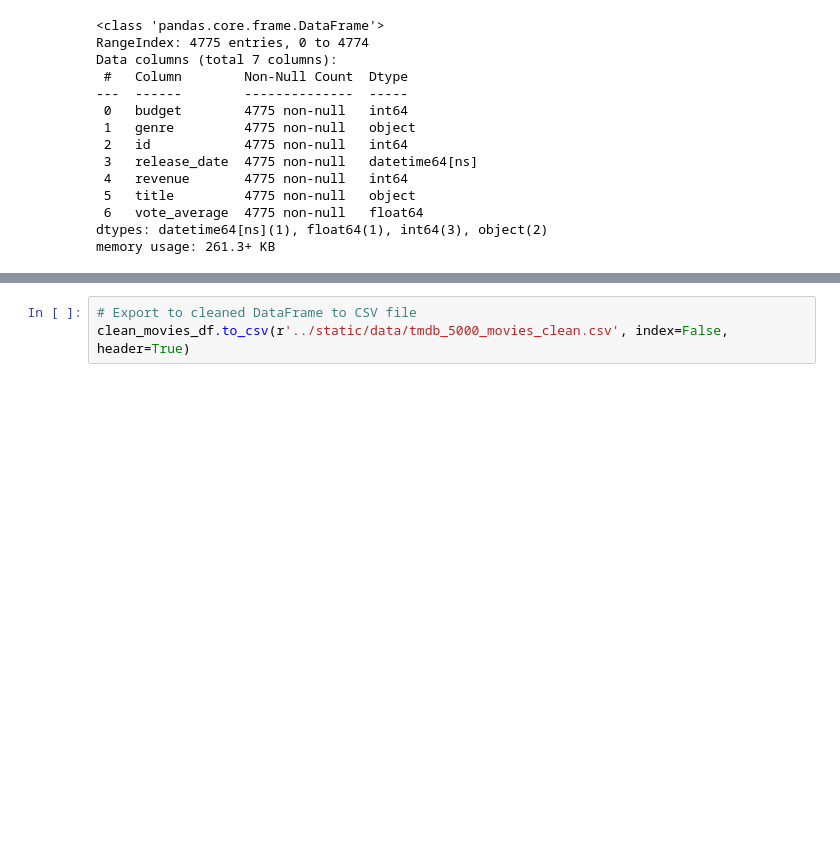
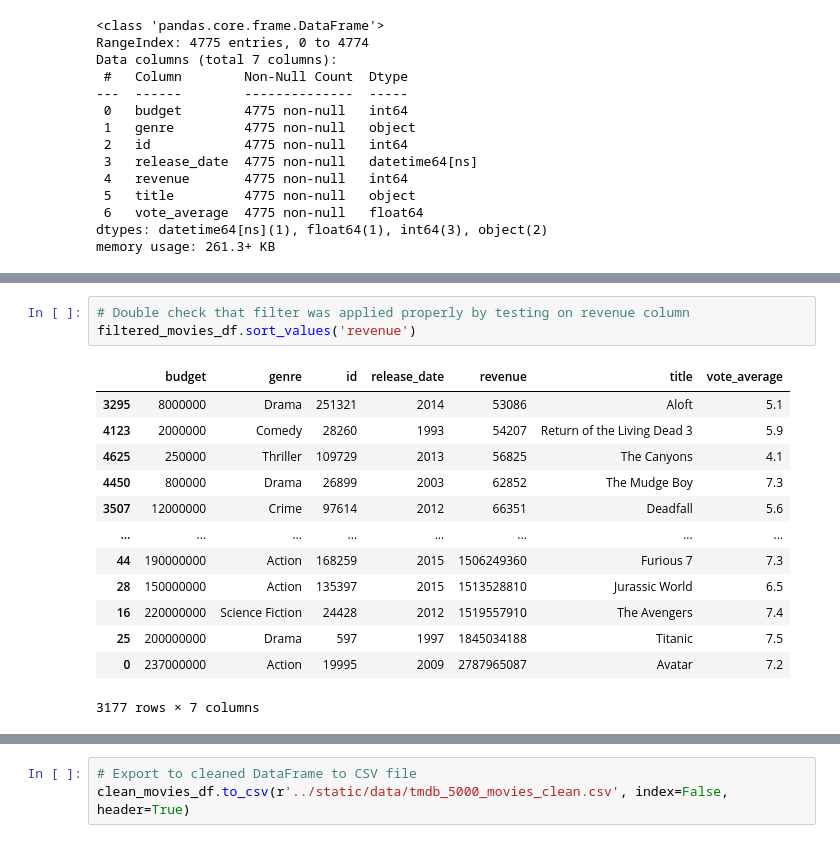
Before and after one commit to lansotto/project3, a Jupyter notebook: analysis/Data_Cleaning.ipynb, the cells around one changed output, grey strips where cells are left out. Cells and saved outputs as stored; diff of their text form; blank space fills up the shorter version.

```diff
--- a/analysis/Data_Cleaning.ipynb
+++ b/analysis/Data_Cleaning.ipynb
@@ -168,2 +203,19 @@ updated_movies_df
+# %%
+# Double check that filter was applied properly by testing on revenue column
+filtered_movies_df.sort_values('revenue')
+# %% [output]
+|  | budget | genre | id | release_date | revenue | title | vote_average |
+| 3295 | 8000000 | Drama | 251321 | 2014 | 53086 | Aloft | 5.1 |
+| 4123 | 2000000 | Comedy | 28260 | 1993 | 54207 | Return of the Living Dead 3 | 5.9 |
+| 4625 | 250000 | Thriller | 109729 | 2013 | 56825 | The Canyons | 4.1 |
+| 4450 | 800000 | Drama | 26899 | 2003 | 62852 | The Mudge Boy | 7.3 |
+| 3507 | 12000000 | Crime | 97614 | 2012 | 66351 | Deadfall | 5.6 |
+| ... | ... | ... | ... | ... | ... | ... | ... |
+| 44 | 190000000 | Action | 168259 | 2015 | 1506249360 | Furious 7 | 7.3 |
+| 28 | 150000000 | Action | 135397 | 2015 | 1513528810 | Jurassic World | 6.5 |
+| 16 | 220000000 | Science Fiction | 24428 | 2012 | 1519557910 | The Avengers | 7.4 |
+| 25 | 200000000 | Drama | 597 | 1997 | 1845034188 | Titanic | 7.5 |
+| 0 | 237000000 | Action | 19995 | 2009 | 2787965087 | Avatar | 7.2 |
+3177 rows × 7 columns
 # %%
 # Reorganize columns
```
Also changed, not shown: parts of 6 cells of this notebook.
